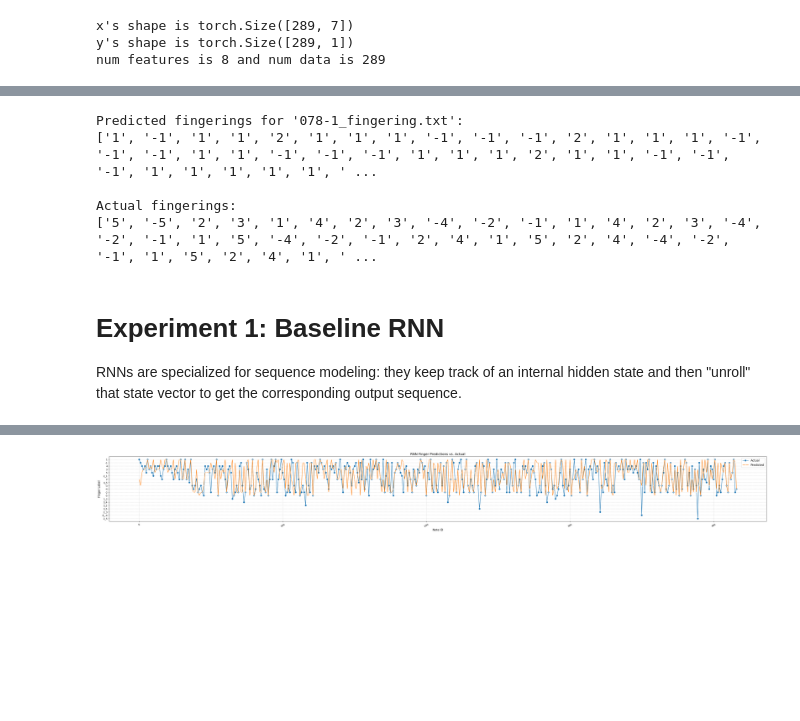
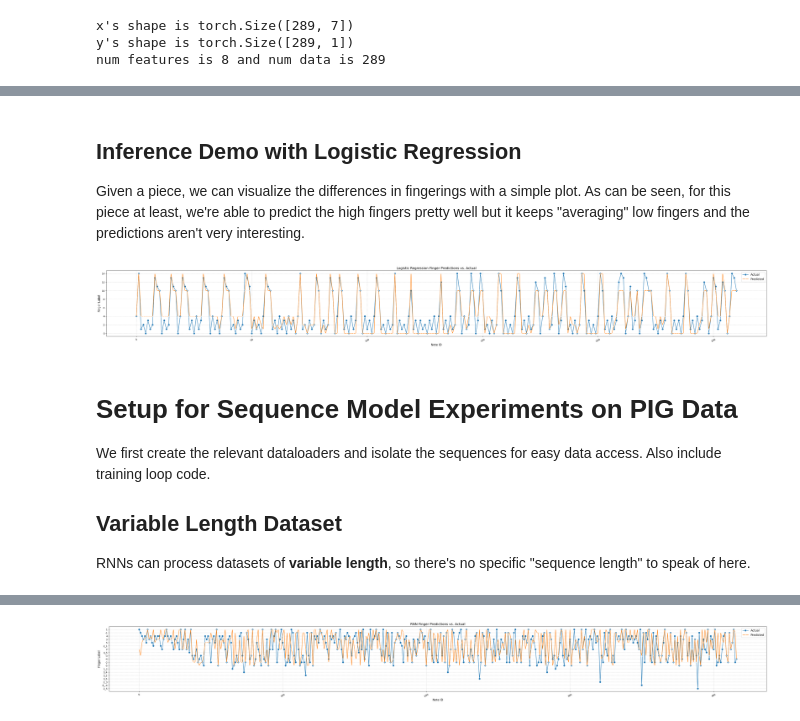
Before and after one commit to Willy-Chan/auto-pian, a Jupyter notebook: official_pig_baselines_WORKINGFULLACTUAL.ipynb, the cells around one changed output, grey strips where cells are left out. Drawn from its saved outputs; the diff is of its cells as text; code cells hidden in the pictures; blank space fills up the shorter version.

```diff
--- a/official_pig_baselines_WORKINGFULLACTUAL.ipynb
+++ b/official_pig_baselines_WORKINGFULLACTUAL.ipynb
@@ -109,4 +162,18 @@ print(f"num features is {num_features} and num data is {num_data}")
 x's shape is torch.Size([289, 7])
 y's shape is torch.Size([289, 1])
 num features is 8 and num data is 289
+# %%
+# Helper function for plotting finger differences
+def plot_sequence_finger_predictions(x_axis, y_true, y_pred, model_name=''):
+    plt.figure(figsize=(50, 5))
+    sns.lineplot(x=x_axis, y=y_true, marker='o', markersize=8, label='Actual')
+    sns.lineplot(x=x_axis, y=y_pred, marker='x', markersize=8, label='Predicted')
+
+    plt.title(f"{model_name} Finger Predictions vs. Actual", fontsize=14)
+    plt.xlabel("Note ID", fontsize=12)
+    plt.ylabel("Finger Label", fontsize=12)
+    plt.xticks(rotation=30)  # Slight rotation for readability
+    plt.grid(True, linestyle='--', alpha=0.6)  # Light grid for reference
+    plt.legend(fontsize=12)
+    plt.show()
 # %% [markdown]
@@ -254,61 +296,50 @@ LINEAR CLASSIFIER BASELINE (LOGISTIC REGRESSION)
+# %% [markdown]
+## Inference Demo with Logistic Regression
+Given a piece, we can visualize the differences in fingerings with a simple plot. As can be seen, for this piece at least, we're able to predict the high fingers pretty well but it keeps "averaging" low fingers and the predictions aren't very interesting.
 # %%
 import pandas as pd
 import numpy as np
 import os
 
 # Suppose you want to load and predict fingerings for this piece:
-piece_file = "078-1_fingering.txt"  # <-- Replace with the desired piece file
+piece_file = "078-1_fingering.txt"    # SPECIFIC .TXT FILE IN THE PIG FORMAT YOU WANT TO PREDICT WITH
 file_path = os.path.join(directory_path, piece_file)
-
-# 1. Load the piece into a DataFrame
 df_piece = pd.read_table(
     file_path,
     sep="\t",
     skiprows=1,
     names=[
         "noteID",
         "onset_time",
         "offset_time",
         "spelled_pitch",
         "onset_velocity",
         "offset_velocity",
         "channel",
         "finger_number"
     ],
 )
 
-# 2. Preprocess: map spelled_pitch -> int using pitch_to_int
-df_piece["spelled_pitch_int"] = df_piece["spelled_pitch"].map(pitch_to_int)
+df_piece["spelled_pitch_int"] = df_piece["spelled_pitch"].map(pitch_to_int_mapping)
+df_piece["finger_int"] = df_piece["finger_number"].astype(str).map(finger_to_int_mapping)
 
-# Also map finger_number -> int if you want to compare actual vs predicted
-df_piece["finger_int"] = df_piece["finger_number"].astype(str).map(finger_to_int)
+y_actual = df_piece["finger_int"].tolist()
 
-# 3. Extract the features (exactly as you did in training)
-X_input = df_piece[feature_cols].values  # e.g. ["spelled_pitch_int", "onset_time", ...]
+X_input = df_piece[feature_cols].values
 
-# 4. Predict using the trained logistic regression model
 y_pred = clf.predict(X_input)
 
-# 5. (Optional) Decode predicted integers back to finger labels
-int_to_finger = {v: k for k, v in finger_to_int.items()}
-y_pred_labels = [int_to_finger[idx] for idx in y_pred]
+# can decode back to correct finger labels like so:
+# int_to_finger = {v: k for k, v in finger_to_int.items()}
+# y_pred_labels = [int_to_finger[idx] for idx in y_pred]
 
-# 6. Print results
-print(f"Predicted fingerings for '{piece_file}':")
-print(y_pred_labels)
+x = range(0, len(y_pred))
 
-# If you want to compare with actual:
-y_actual = df_piece["finger_int"].values  # integer-coded actual finger
-y_actual_labels = [int_to_finger[idx] for idx in y_actual]
-print("\nActual fingerings:")
-print(y_actual_labels)
+# print(f"Predicted fingerings for '{piece_file}':")
+# print(y_pred)
+# print("\nActual fingerings:")
+# print(y_actual)
+
+plot_sequence_finger_predictions(x, y_actual, y_pred, 'Logistic Regression')
 # %% [output]
-Predicted fingerings for '078-1_fingering.txt':
-['1', '-1', '1', '1', '2', '1', '1', '1', '-1', '-1', '-1', '2', '1', '1', '1', '-1', '-1', '-1', '1', '1', '-1', '-1', '-1', '1', '1', '1', '2', '1', '1', '-1', '-1', '-1', '1', '1', '1', '1', '1', ' ...
-
-Actual fingerings:
-['5', '-5', '2', '3', '1', '4', '2', '3', '-4', '-2', '-1', '1', '4', '2', '3', '-4', '-2', '-1', '1', '5', '-4', '-2', '-1', '2', '4', '1', '5', '2', '4', '-4', '-2', '-1', '1', '5', '2', '4', '1', ' ...
+[figure, added]
-# %% [markdown]
-# Experiment 1: Baseline RNN
-
-RNNs are specialized for sequence modeling: they keep track of an internal hidden state and then "unroll" that state vector to get the corresponding output sequence.
@@ -330 +346,8 @@ from sklearn.metrics import accuracy_score
+# %% [markdown]
+# Setup for Sequence Model Experiments on PIG Data
+
+We first create the relevant dataloaders and isolate the sequences for easy data access. Also include training loop code.
+
+## Variable Length Dataset
+RNNs can process datasets of **variable length**, so there's no specific "sequence length" to speak of here.
 # %%
```
Also changed, not shown: parts of 23 cells of this notebook, 2 other files.
